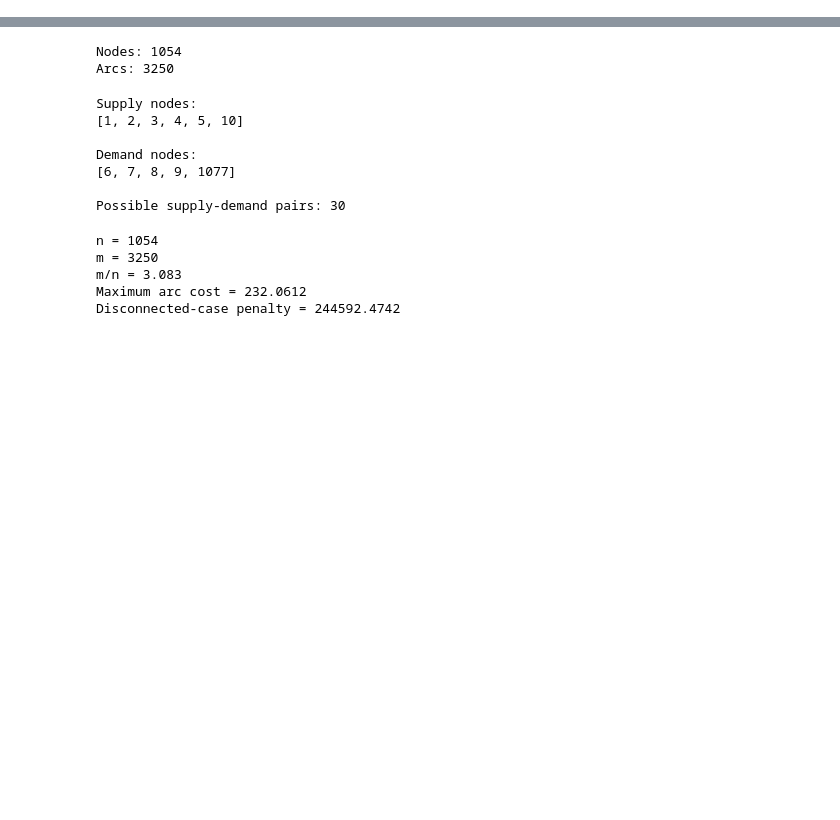
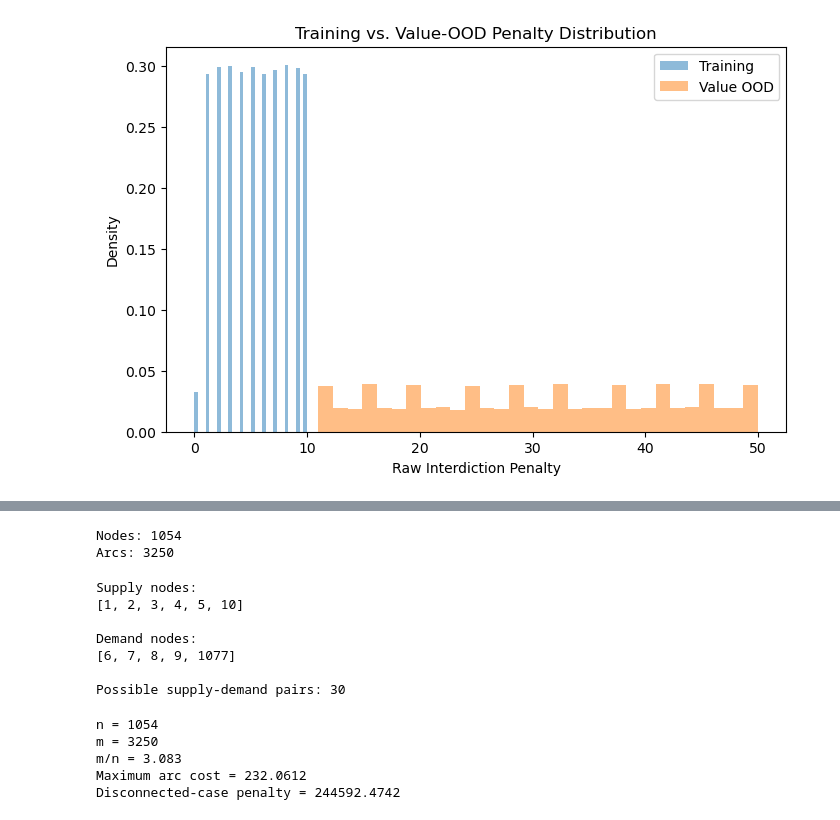
Before and after one commit to EmmaDAllen/ED-Allen-NPS-Thesis, a Jupyter notebook: Flow Validations.ipynb, the cells around one changed output, grey strips where cells are left out. Drawn from its saved outputs; the diff is of its cells as text; code cells hidden in the pictures; blank space fills up the shorter version.

```diff
--- a/Flow Validations.ipynb
+++ b/Flow Validations.ipynb
@@ -6,0 +88,27 @@ import matplotlib.pyplot as plt
+# %%
+plt.figure(figsize=(8, 5))
+
+plt.hist(
+    train_penalty,
+    bins=30,
+    alpha=0.5,
+    density=True,
+    label="Training"
+)
+
+plt.hist(
+    ood_penalty,
+    bins=30,
+    alpha=0.5,
+    density=True,
+    label="Value OOD"
+)
+
+plt.xlabel("Raw Interdiction Penalty")
+plt.ylabel("Density")
+plt.title("Training vs. Value-OOD Penalty Distribution")
+plt.legend()
+
+plt.show()
+# %% [output]
+[figure, added]
```
Also changed, not shown: parts of 12 cells of this notebook, 6 other files.
